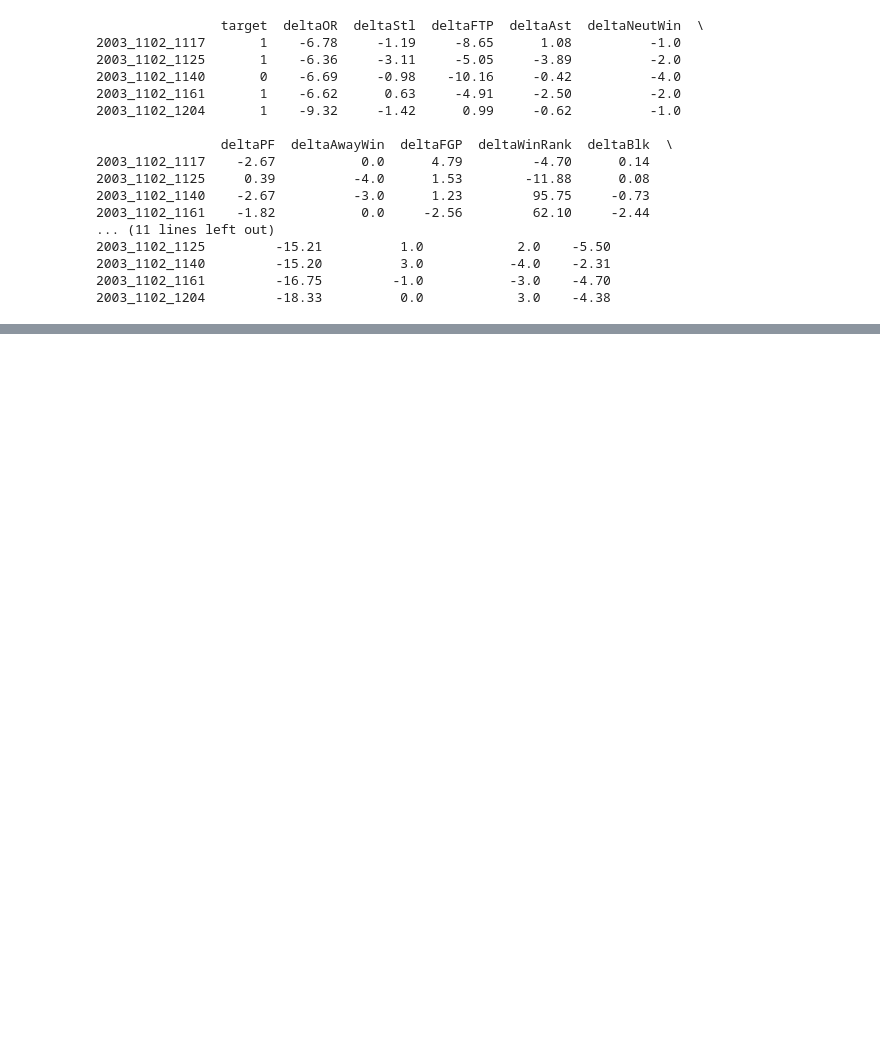
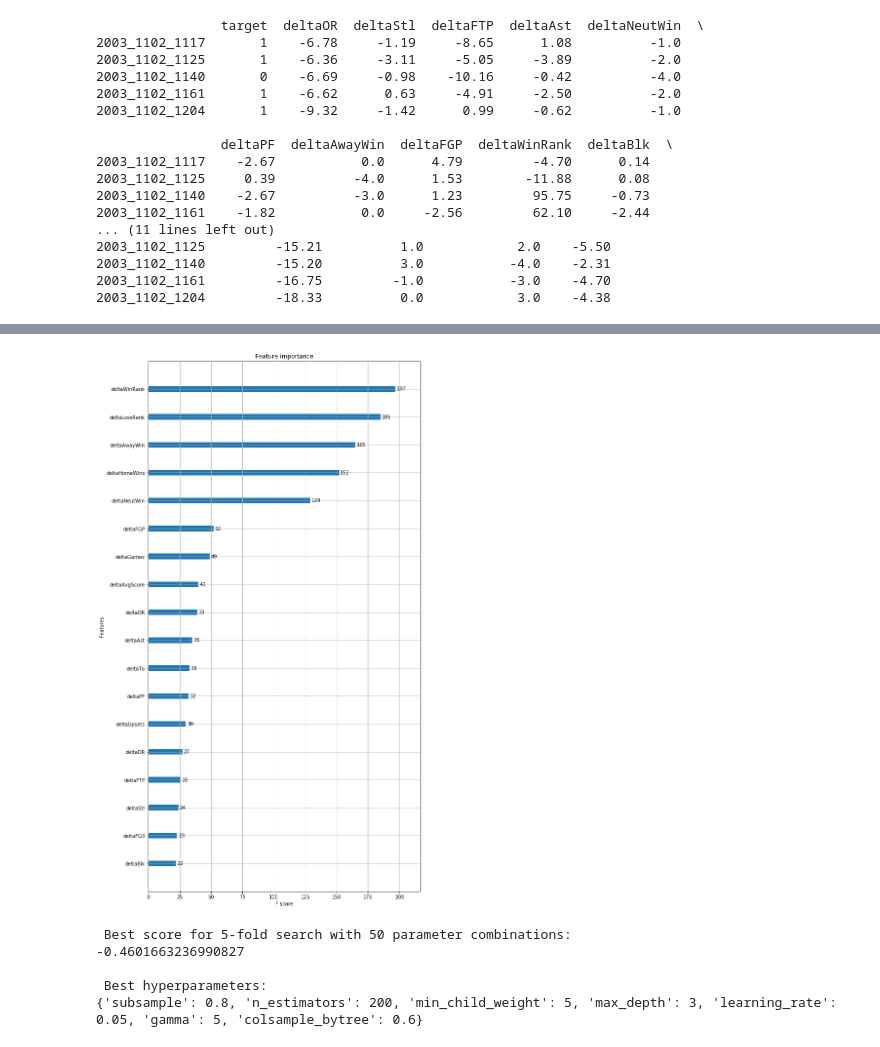
Before and after one commit to cgreco11/NCAA-Prediction, a Jupyter notebook: Data Exploration.ipynb, the cells around one changed output, grey strips where cells are left out. Drawn from its saved outputs; the diff is of its cells as text; code cells hidden in the pictures; blank space fills up the shorter version.

Commit message:
XGBoost implemented. Needs more data.

```diff
--- a/Data Exploration.ipynb
+++ b/Data Exploration.ipynb
@@ -19,9 +20,11 @@ pd.set_option('display.max_columns', 500)
 pd.options.mode.chained_assignment = None
 %matplotlib inline
 # %%
+#Testing and Training on Regular Season Results Only
+
 regSeason = pd.read_csv("RegularSeasonResults.csv", header = 0,index_col = 0)
 print(regSeason.head())
-X = regSeason.drop(["target"], axis = 1)
+X = regSeason.drop(["target", "deltaWins"], axis = 1)
 y = regSeason[["target"]]
 
 X_train, X_test, y_train, y_test = train_test_split(X, y, test_size = 0.33, random_state = 50)
@@ -107,0 +49,31 @@ Log Loss: 0.45540164471105
+# %%
+#Testing Parameters
+xgb = XGBClassifier(
+    objective='binary:logistic',
+    silent=True,
+    nthread=1,
+    seed = 27)
+
+params = {
+        'learning_rate' : [0.01, 0.05, 0.1, 0.2, 0.3], #eta: Step size shrinkage used in update to prevents overfitting.
+        'min_child_weight': [1, 5, 10], # If the tree partition step results in a leaf node with the sum of instance weight less than min_child_weight, then the building process will give up further partitioning.
+        'gamma': [0, 0.5, 1, 1.5, 2, 5], #min_split_loss: Minimum loss reduction required to make a further partition on a leaf node of the tree.
+        'subsample': [0.6, 0.7, 0.8, 0.9], #Subsample ratio of the training instances. Setting it to 0.5 means that XGBoost would randomly sample half of the training data prior to growing trees. and this will prevent overfitting.
+        'colsample_bytree': [0.4, 0.6, 0.8, 1.0], #subsample ratio of columns when constructing each tree. Subsampling occurs once for every tree constructed.
+        'max_depth': [3, 4, 5, 6, 7], #Maximum depth of a tree. Increasing this value will make the model more complex and more likely to overfit.
+        'n_estimators' : [50,100,150,200,250,300] # Number of trees used
+        }
+
+folds = 5
+param_comb = 50
+skf = StratifiedKFold(n_splits=folds, shuffle = True, random_state = 1001)
+random_search = RandomizedSearchCV(xgb,
+                                   param_distributions=params,
+                                   n_iter=param_comb,
+                                   scoring='neg_log_loss',
+                                   n_jobs=2,
+                                   cv=skf.split(X_train,y_train),
+                                   verbose=3,
+                                   random_state=1001)
+
+random_search.fit(X_train, y_train.values.ravel())
@@ -107,0 +98,16 @@ Log Loss: 0.45540164471105
+# %%
+my_plot_importance(random_search.best_estimator_, (10,20))
+plt.show()
+
+print('\n Best score for %d-fold search with %d parameter combinations:' % (folds, param_comb))
+print(random_search.best_score_)
+print('\n Best hyperparameters:')
+print(random_search.best_params_)
+#results = pd.DataFrame(random_search.cv_results_)
+# %% [output]
+[figure, added]
+ Best score for 5-fold search with 50 parameter combinations:
+-0.4601663236990827
+
+ Best hyperparameters:
+{'subsample': 0.8, 'n_estimators': 200, 'min_child_weight': 5, 'max_depth': 3, 'learning_rate': 0.05, 'gamma': 5, 'colsample_bytree': 0.6}
```
Also changed, not shown: parts of 8 cells of this notebook, 1 other file.
